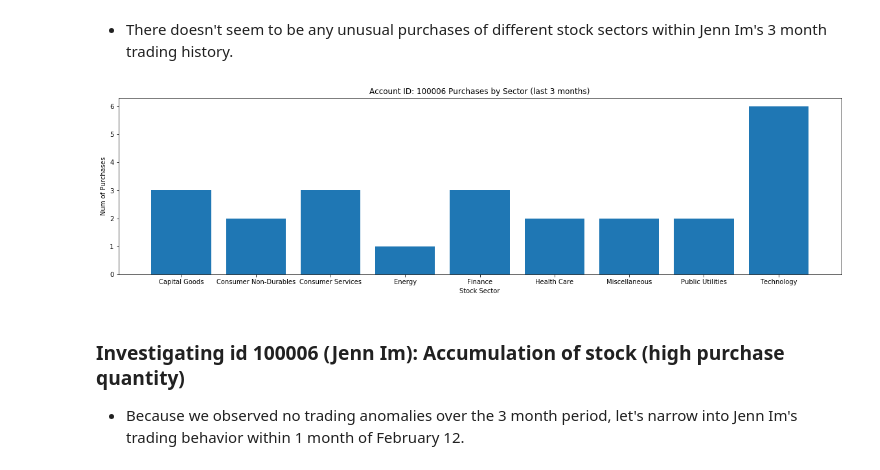
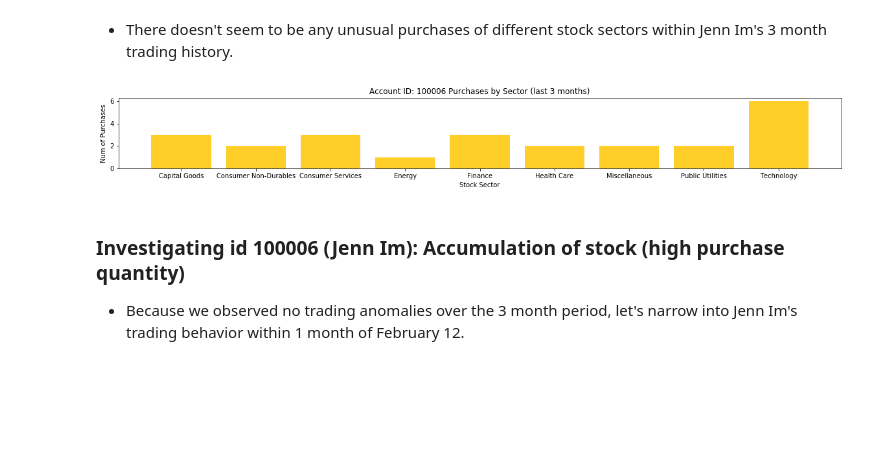
Before and after one commit to hnnahrl/Portfolio, a Jupyter notebook: Hannah Lee - Insider Trading POC.ipynb, the cells around one changed output. Drawn from its saved outputs; the diff is of its cells as text; code cells hidden in the pictures; blank space fills up the shorter version.

```diff
--- a/Hannah Lee - Insider Trading POC.ipynb
+++ b/Hannah Lee - Insider Trading POC.ipynb
@@ -265,13 +265,13 @@ mon = mon[mon.transaction_type=="buy"]
 # %% [markdown]
 * There doesn't seem to be any unusual purchases of different stock sectors within Jenn Im's 3 month trading history.
 # %%
-plt.bar(mon.stock_sector,mon.num_purchases, align='center')
+plt.bar(mon.stock_sector,mon.num_purchases, color='#FFCE28')
 plt.title("Account ID: 100006 Purchases by Sector (last 3 months)")
 plt.xlabel("Stock Sector")
 plt.ylabel("Num of Purchases")
 plt.rc('figure',figsize=(20,2))
 # %% [output]
-[figure, old version]
+[figure, new version]
 # %% [markdown]
 
 ### Investigating id 100006 (Jenn Im):  Accumulation of stock (high purchase quantity)
```
Also changed, not shown: parts of 9 cells of this notebook, 1 other file.
